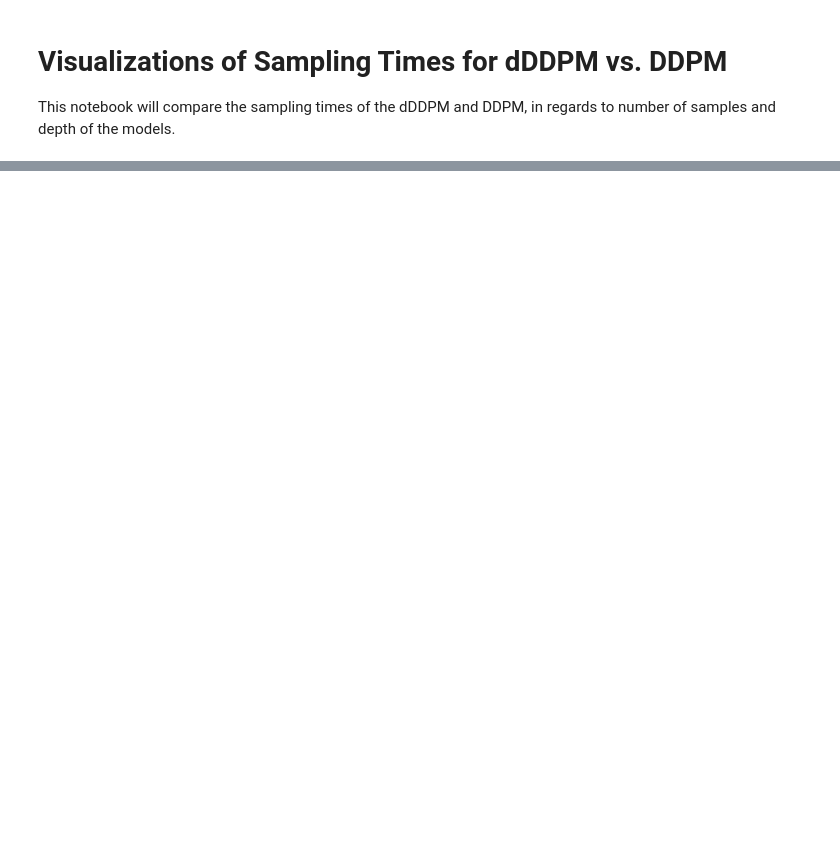
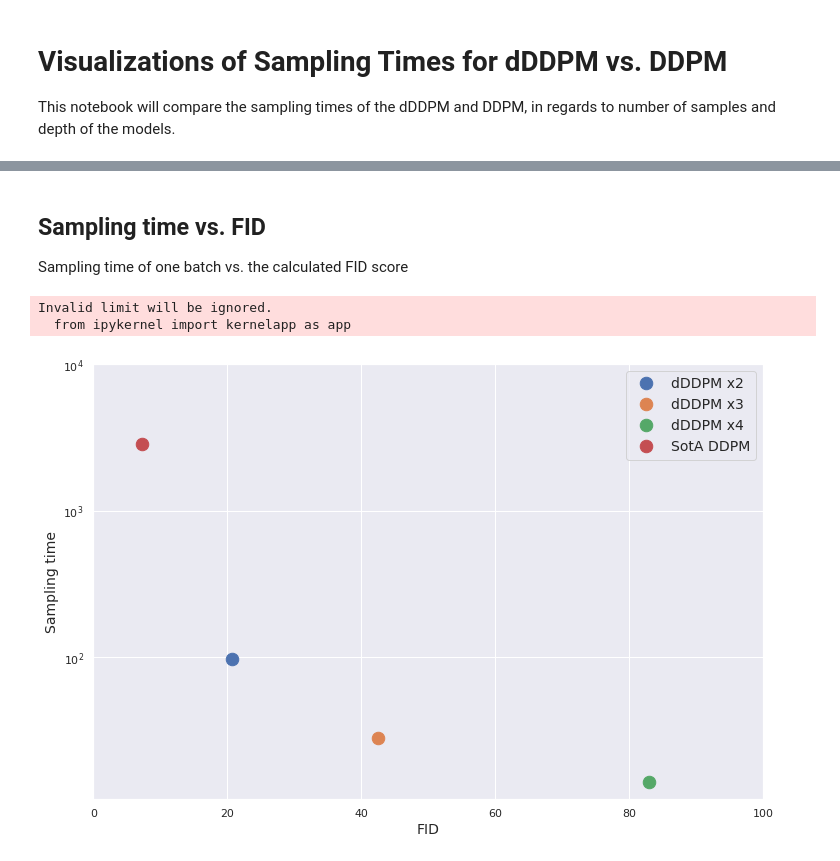
Before and after one commit to simonamtoft/downsampled-diffusion, a Jupyter notebook: notebooks/Sampling Time Visualizations.ipynb, the cells around one changed output, grey strips where cells are left out. Saved outputs shown, nothing was run; the diff lists cells and outputs as text; code cells hidden in the pictures; blank space fills up the shorter version.

```diff
--- a/notebooks/Sampling Time Visualizations.ipynb
+++ b/notebooks/Sampling Time Visualizations.ipynb
@@ -52,0 +74,27 @@ plt.show()
+# %% [markdown]
+## Sampling time vs. FID
+Sampling time of one batch vs. the calculated FID score
+# %%
+xs = [fid_x2, fid_x3, fid_x4, fid_LSGM]
+ys = [st_x2, st_x3, st_x4, st_fnm]
+
+# plot
+plt.figure(figsize=(12, 8))
+plt.plot(xs[0], ys[0], '.', markersize=25, label='dDDPM x2')
+plt.plot(xs[1], ys[1], '.', markersize=25, label='dDDPM x3')
+plt.plot(xs[2], ys[2], '.', markersize=25, label='dDDPM x4')
+plt.plot(xs[3], ys[3], '.', markersize=25, label='SotA DDPM')
+plt.yscale('log')
+plt.ylabel('Sampling time', fontsize=14)
+plt.xlabel('FID', fontsize=14)
+plt.legend(loc='best', fontsize=14)
+plt.xlim([0, 100])
+plt.ylim([0, 10000])
+plt.savefig('../sampling_times_fid_256.png', bbox_inches='tight')
+plt.show()
+# plt.legend(loc='best')
+# plt.show()
+# %% [output]
+Invalid limit will be ignored.
+  from ipykernel import kernelapp as app
+[figure, added]
```
Also changed, not shown: parts of 6 cells of this notebook.
